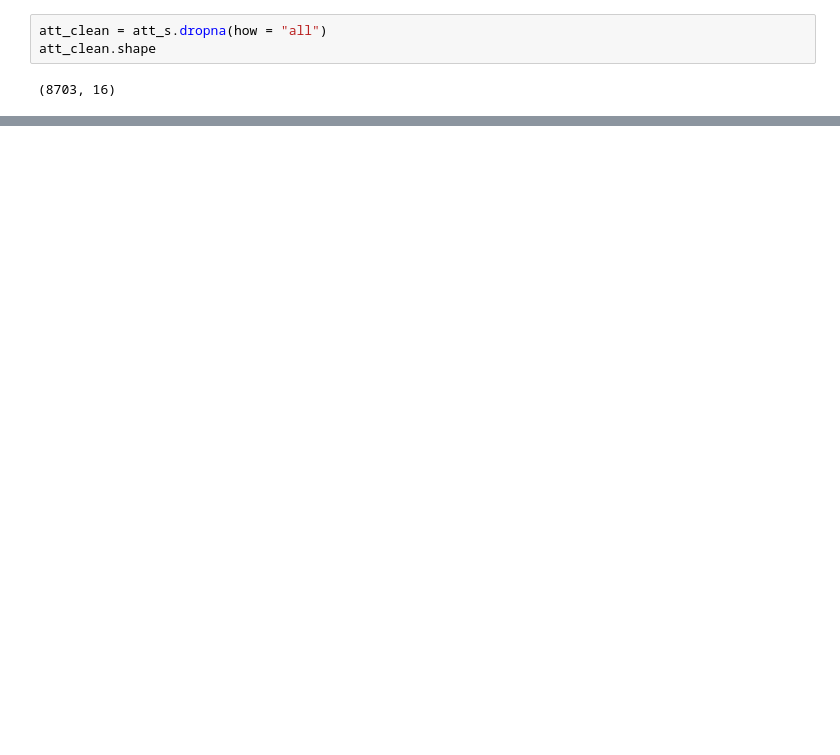
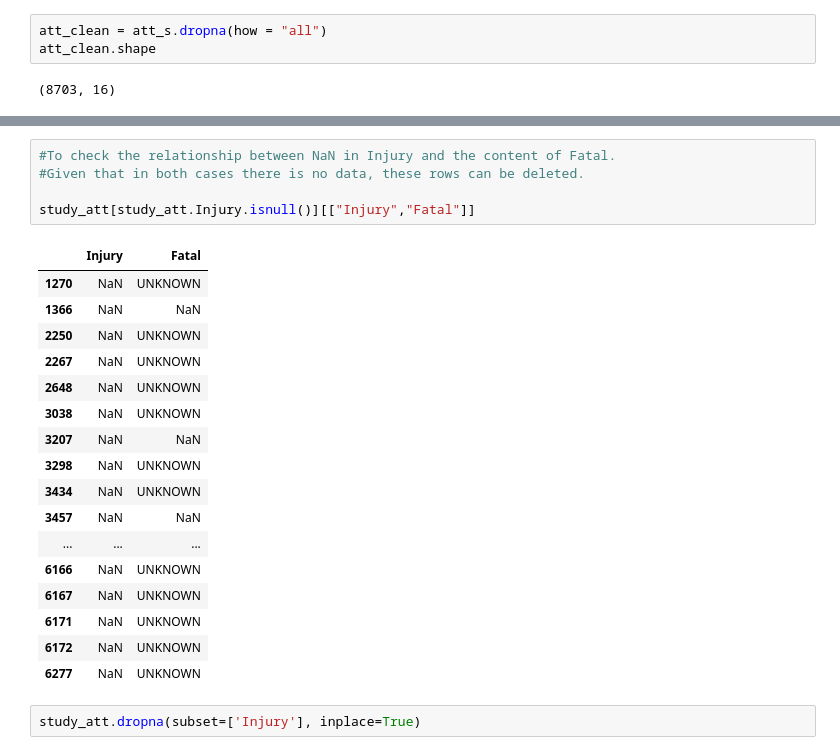
Before and after one commit to Nereland/Shark_Attack_Project, a Jupyter notebook: Pandas_Shark_Project.ipynb, the cells around one changed output, grey strips where cells are left out. Saved outputs shown, nothing was run; the diff lists cells and outputs as text; blank space fills up the shorter version.

```diff
--- a/Pandas_Shark_Project.ipynb
+++ b/Pandas_Shark_Project.ipynb
@@ -287,0 +151,25 @@ SyntaxError: unmatched ')' (<ipython-input-85-b52de348f038>, line 1)
+# %%
+#To check the relationship between NaN in Injury and the content of Fatal.
+#Given that in both cases there is no data, these rows can be deleted.
+
+study_att[study_att.Injury.isnull()][["Injury","Fatal"]]
+# %% [output]
+|  | Injury | Fatal |
+| 1270 | NaN | UNKNOWN |
+| 1366 | NaN | NaN |
+| 2250 | NaN | UNKNOWN |
+| 2267 | NaN | UNKNOWN |
+| 2648 | NaN | UNKNOWN |
+| 3038 | NaN | UNKNOWN |
+| 3207 | NaN | NaN |
+| 3298 | NaN | UNKNOWN |
+| 3434 | NaN | UNKNOWN |
+| 3457 | NaN | NaN |
+| ... | ... | ... |
+| 6166 | NaN | UNKNOWN |
+| 6167 | NaN | UNKNOWN |
+| 6171 | NaN | UNKNOWN |
+| 6172 | NaN | UNKNOWN |
+| 6277 | NaN | UNKNOWN |
+# %%
+study_att.dropna(subset=['Injury'], inplace=True)
```
Also changed, not shown: parts of 49 cells of this notebook.
